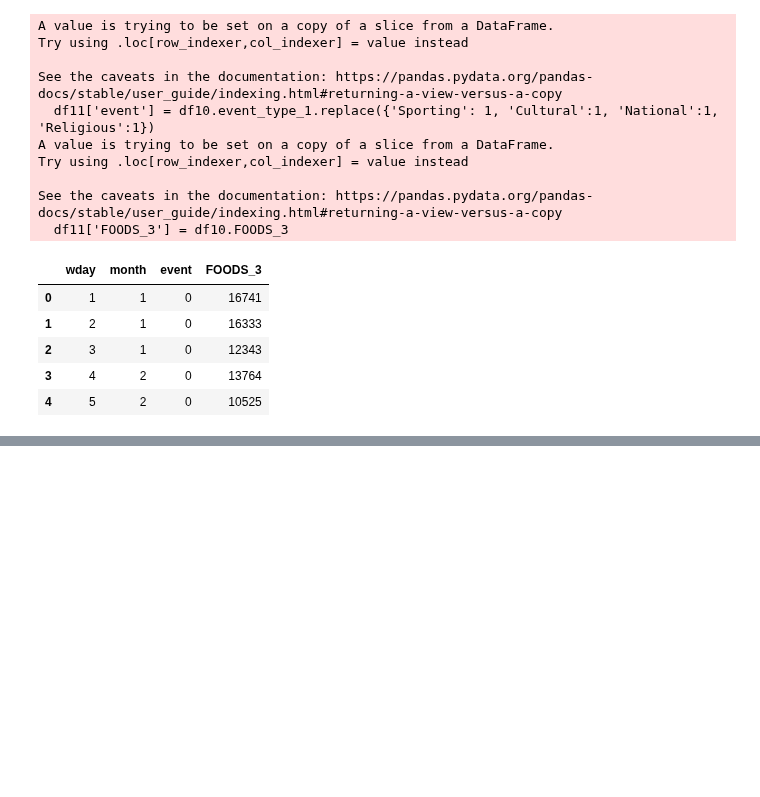
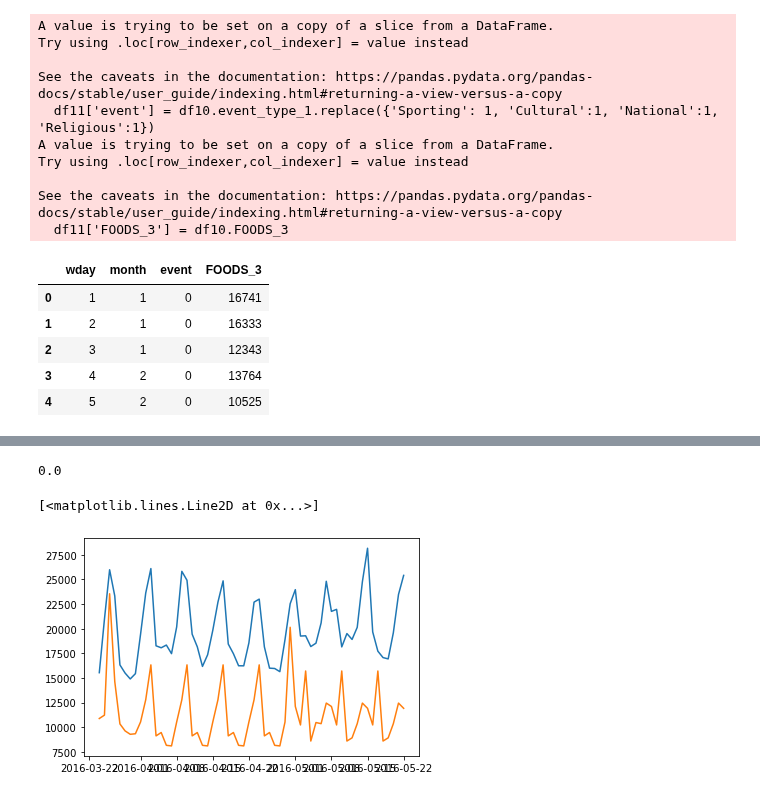
Before and after one commit to sithankanna/hts-forecast, a Jupyter notebook: notebooks/002-EK-EDA.ipynb, the cells around one changed output, grey strips where cells are left out. Drawn from its saved outputs; the diff is of its cells as text; code cells hidden in the pictures; blank space fills up the shorter version.

```diff
--- a/notebooks/002-EK-EDA.ipynb
+++ b/notebooks/002-EK-EDA.ipynb
@@ -415,0 +467,14 @@ df11[df11.event != 0]
+# %%
+#GaussianNB fitting and prediction
+gauss.fit(train_input, train_target)
+y_predicted_gauss = gauss.predict(test_input)
+gauss.score(test_input, test_target)
+# %% [output]
+0.0
+# %%
+# Plot the predicted and actual last two months of sales
+plt.plot(test_date, test_target)
+plt.plot(test_date, y_predicted_gauss)
+# %% [output]
+[<matplotlib.lines.Line2D at 0x...>]
+[figure, added]
```
Also changed, not shown: parts of 14 cells of this notebook.
